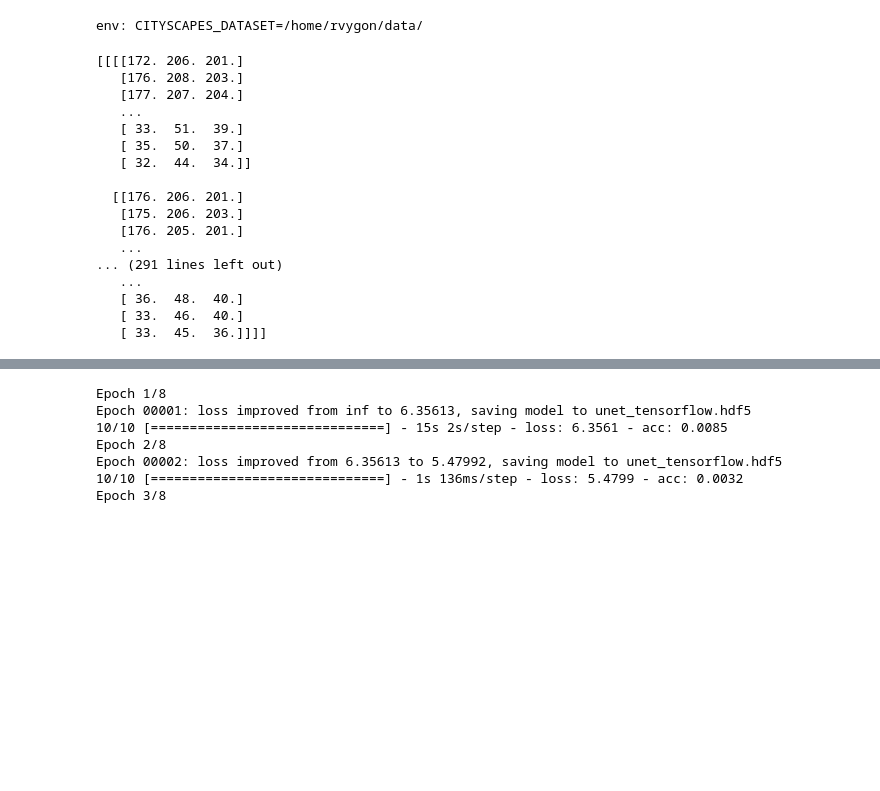
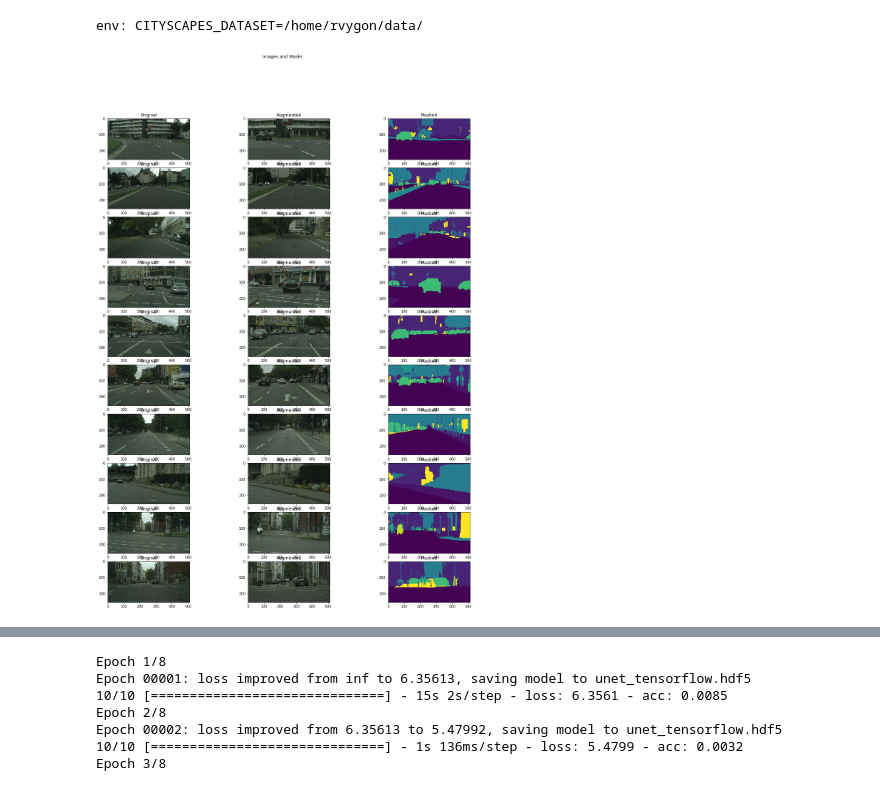
Before and after one commit to yagudinamir/SemanticImageSegmentation, a Jupyter notebook: src/tensorflow.ipynb, the cells around one changed output, grey strips where cells are left out. Cells and saved outputs as stored; diff of their text form; code cells hidden in the pictures; blank space fills up the shorter version.

```diff
--- a/src/tensorflow.ipynb
+++ b/src/tensorflow.ipynb
@@ -31,29 +41,19 @@ def upd_print(str):
 # %%
-x_train_data, y_train_data = importBatch(10, 0, 0,'train', 4)
-# x_val_data, y_val_data = importBatch(5, 0, 0, 'val', 4)
-print(x_train_data)
+x_train_data, y_train_data = importBatch(total_size, start_index, verbose,'train', scale_rate)
+from tensorflow.python.keras.utils import to_categorical
+y_train_data = to_categorical(y_train_data)
+x_train_data = x_train_data.astype('uint8')
+y_train_data = y_train_data.astype('uint8')
+
+# TODO REWRITE IMPORT BATCH FOR VALIDATION DATA
+x_val_data, y_val_data = importBatch(val_size, start_index, verbose, 'val', scale_rate)
+y_val_data = to_categorical(y_val_data)
+x_val_data = x_val_data.astype('uint8')
+y_val_data = y_val_data.astype('uint8')
 #x_val, y_val,files = importBatch(10,0,0,'val',scale = 4)
 # from keras.utils import to_categorical
 
 #y_val = to_categorical(y_val)
-# %% [output]
-[[[[172. 206. 201.]
-   [176. 208. 203.]
-   [177. 207. 204.]
-   ...
-   [ 33.  51.  39.]
-   [ 35.  50.  37.]
-   [ 32.  44.  34.]]
-
-  [[176. 206. 201.]
-   [175. 206. 203.]
-   [176. 205. 201.]
-   ...
-... (291 lines left out)
-   ...
-   [ 36.  48.  40.]
-   [ 33.  46.  40.]
-   [ 33.  45.  36.]]]]
 # %%
 # import numpy as np
 # import matplotlib.pyplot as plt
@@ -99,5 +99,36 @@ print(x_train_data)
 #         batch_x = np.array(batch_input)
 #         batch_y = np.array(batch_output)
 #         yield batch_x, batch_y
+# %%
+#visualize
+num = 10
+# chosed = np.random.choice(len(x_train_data), num)
+chosed = range(10)
+plt.figure(figsize=(20, 25))
+for i in range(0, num * 3, 3):
+    img_num = chosed[i // 3]
+    x = x_train_data[img_num]
+    y = y_train_data[img_num]
+    sess = tf.Session()
+    with sess.as_default():
+        plt.subplot(num, 3, i + 1)
+        plt.imshow(x)
+        plt.title("Original")
+        img, label = crop_img(0.5, x, y)
+        x = img.eval()
+        y = label.eval()
+        plt.subplot(num, 3, i + 2)
+        plt.imshow(x)
+        plt.title("Augmented")
+
+        y = np.argmax(y, axis=2)
+        plt.subplot(num, 3, i + 3)
+        plt.imshow(y)
+        plt.title("Masked")
+
+plt.suptitle("Images and Masks")
+plt.show()
+# %% [output]
+[figure, added]
 # %%
 #UNET https://github.com/zhixuhao/unet/blob/master/model.py
```
Also changed, not shown: parts of 15 cells of this notebook.
